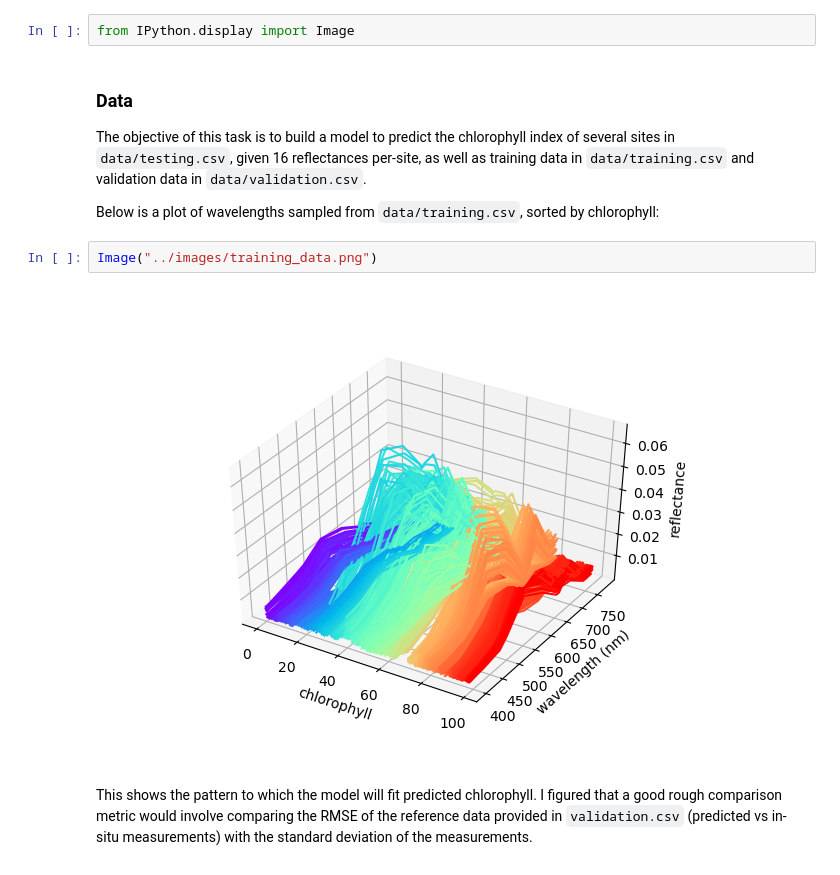
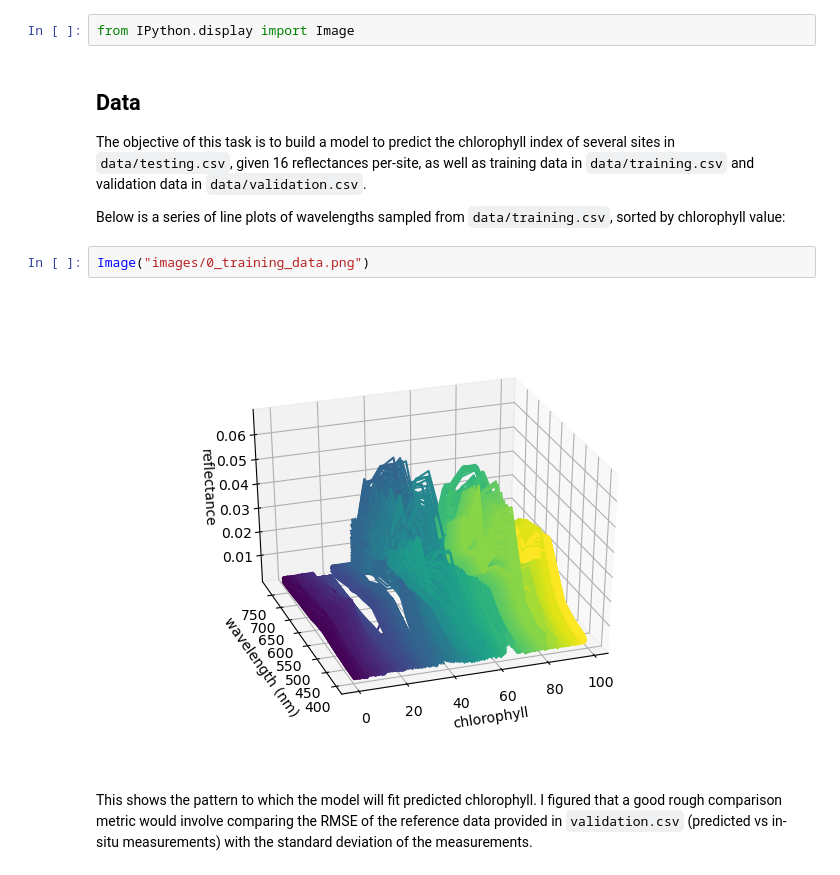
Before and after one commit to zacharyburnett/sentinel3_chlorophyll, a Jupyter notebook: notebooks/zacharyburnett_sentinel3_chlorophyll.ipynb, the cells around one changed output. Saved outputs shown, nothing was run; the diff lists cells and outputs as text.

```diff
--- a/notebooks/zacharyburnett_sentinel3_chlorophyll.ipynb
+++ b/notebooks/zacharyburnett_sentinel3_chlorophyll.ipynb
@@ -1,15 +1,15 @@
 # %%
 from IPython.display import Image
 # %% [markdown]
-### Data
+## Data
 The objective of this task is to build a model to predict the chlorophyll index of several sites in `data/testing.csv`,
 given 16 reflectances per-site, as well as training data in `data/training.csv` and validation data in `data/validation.csv`.
 
-Below is a plot of wavelengths sampled from `data/training.csv`, sorted by chlorophyll:
+Below is a series of line plots of wavelengths sampled from `data/training.csv`, sorted by chlorophyll value:
 # %%
-Image("../images/training_data.png")
+Image("images/0_training_data.png")
 # %% [output]
-[figure, old version]
+[figure, new version]
 # %% [markdown]
 This shows the pattern to which the model will fit predicted chlorophyll.
 I figured that a good rough comparison metric would involve comparing the RMSE of the reference data provided in `validation.csv`
```
Also changed, not shown: parts of 10 cells of this notebook, 15 other files.
